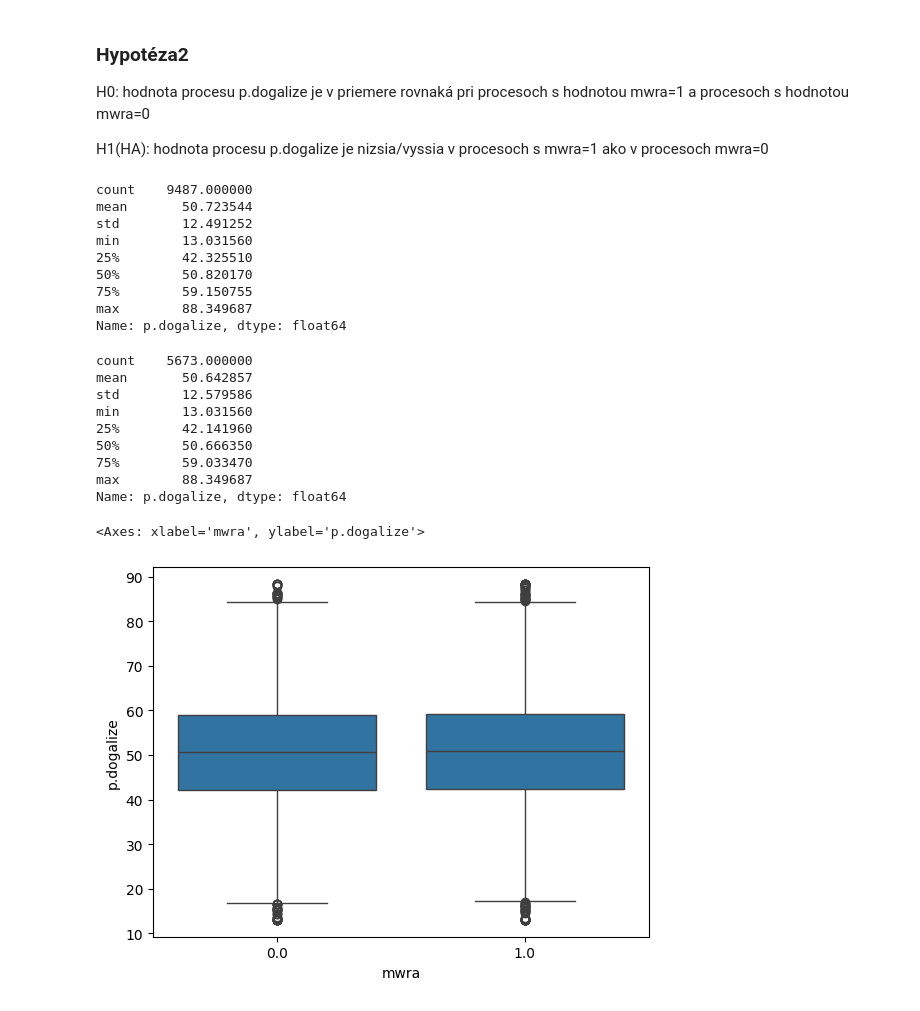
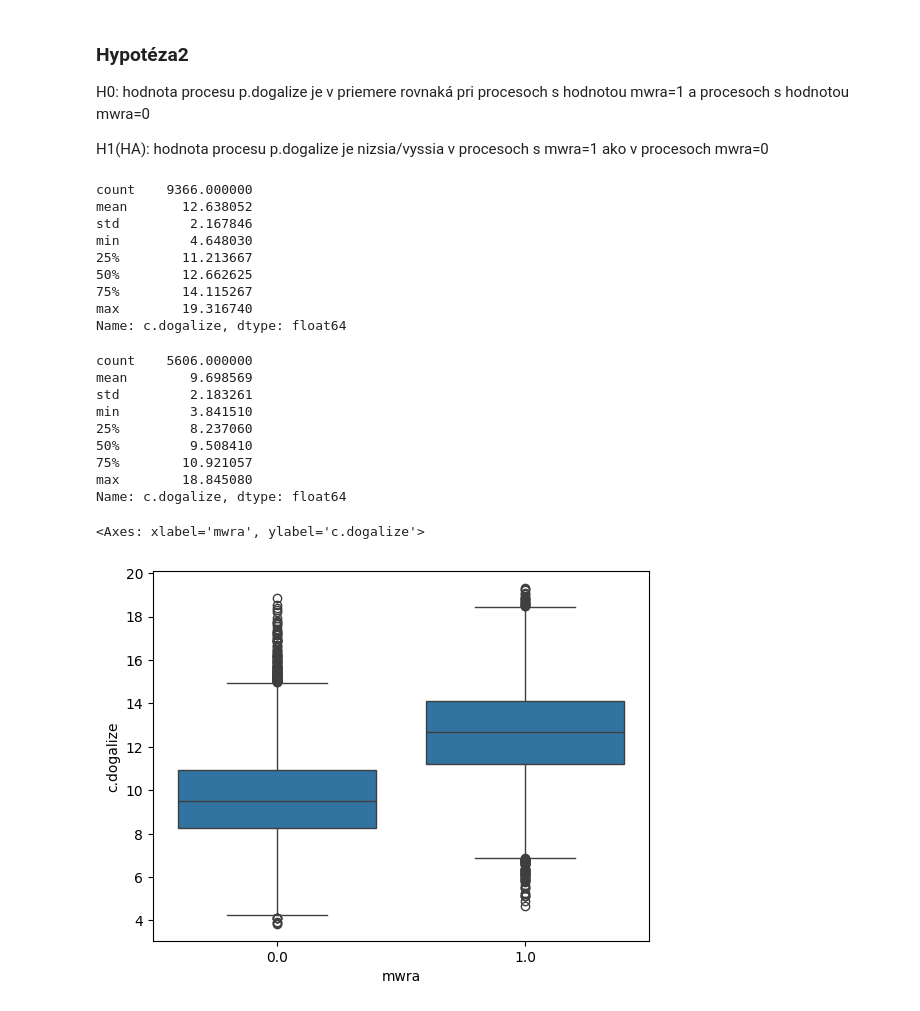
Before and after one commit to LeonRado1/IAU-zadanie, a Jupyter notebook: exploratory_analysis.ipynb, the cells around one changed output. Drawn from its saved outputs; the diff is of its cells as text; code cells hidden in the pictures.

```diff
--- a/exploratory_analysis.ipynb
+++ b/exploratory_analysis.ipynb
@@ -817,34 +817,34 @@ H0: hodnota procesu p.dogalize je v priemere rovnaká pri procesoch s hodnotou m
 
 H1(HA): hodnota procesu p.dogalize je nizsia/vyssia v procesoch s mwra=1 ako v procesoch mwra=0
 # %%
-p_dogalize1 = processes.loc[processes.mwra == 1, 'p.dogalize']
-p_dogalize1.describe()
+c_dogalize1 = connections.loc[processes.mwra == 1, 'c.dogalize']
+c_dogalize1.describe()
 # %% [output]
-count    9487.000000
-mean       50.723544
-std        12.491252
-min        13.031560
-25%        42.325510
-50%        50.820170
-75%        59.150755
-max        88.349687
-Name: p.dogalize, dtype: float64
+count    9366.000000
+mean       12.638052
+std         2.167846
+min         4.648030
+25%        11.213667
+50%        12.662625
+75%        14.115267
+max        19.316740
+Name: c.dogalize, dtype: float64
 # %%
-p_dogalize0 = processes.loc[processes.mwra == 0, 'p.dogalize']
-p_dogalize0.describe()
+c_dogalize0 = connections.loc[processes.mwra == 0, 'c.dogalize']
+c_dogalize0.describe()
 # %% [output]
-count    5673.000000
-mean       50.642857
-std        12.579586
-min        13.031560
-25%        42.141960
-50%        50.666350
-75%        59.033470
-max        88.349687
-Name: p.dogalize, dtype: float64
+count    5606.000000
+mean        9.698569
+std         2.183261
+min         3.841510
+25%         8.237060
+50%         9.508410
+75%        10.921057
+max        18.845080
+Name: c.dogalize, dtype: float64
 # %%
-sns.boxplot(x='mwra', y='p.dogalize', data=processes)
+sns.boxplot(x='mwra', y='c.dogalize', data=connections)
 # %% [output]
-<Axes: xlabel='mwra', ylabel='p.dogalize'>
+<Axes: xlabel='mwra', ylabel='c.dogalize'>
-[figure, old version]
+[figure, new version]
 # %%
```
Also changed, not shown: parts of 6 cells of this notebook.
